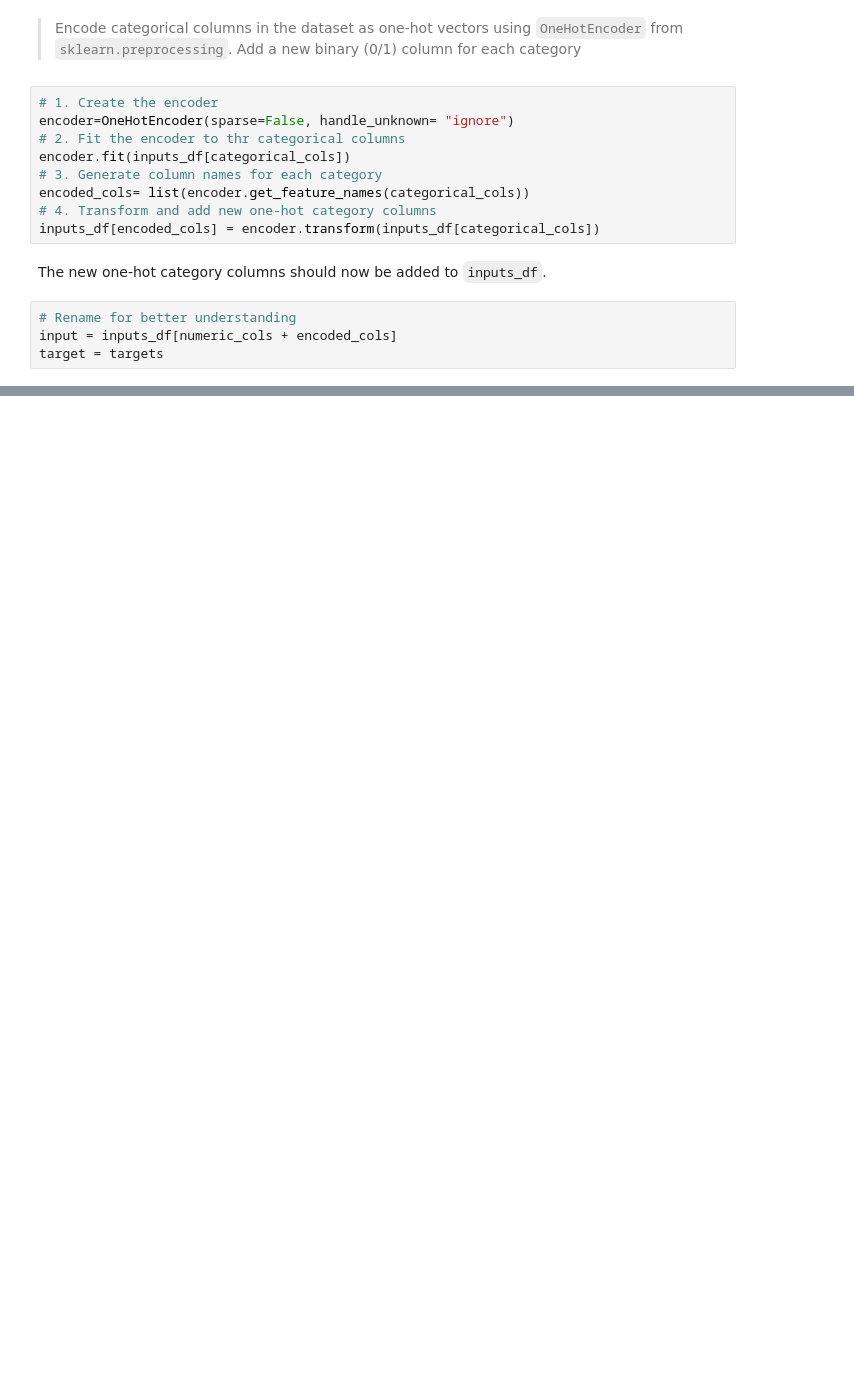
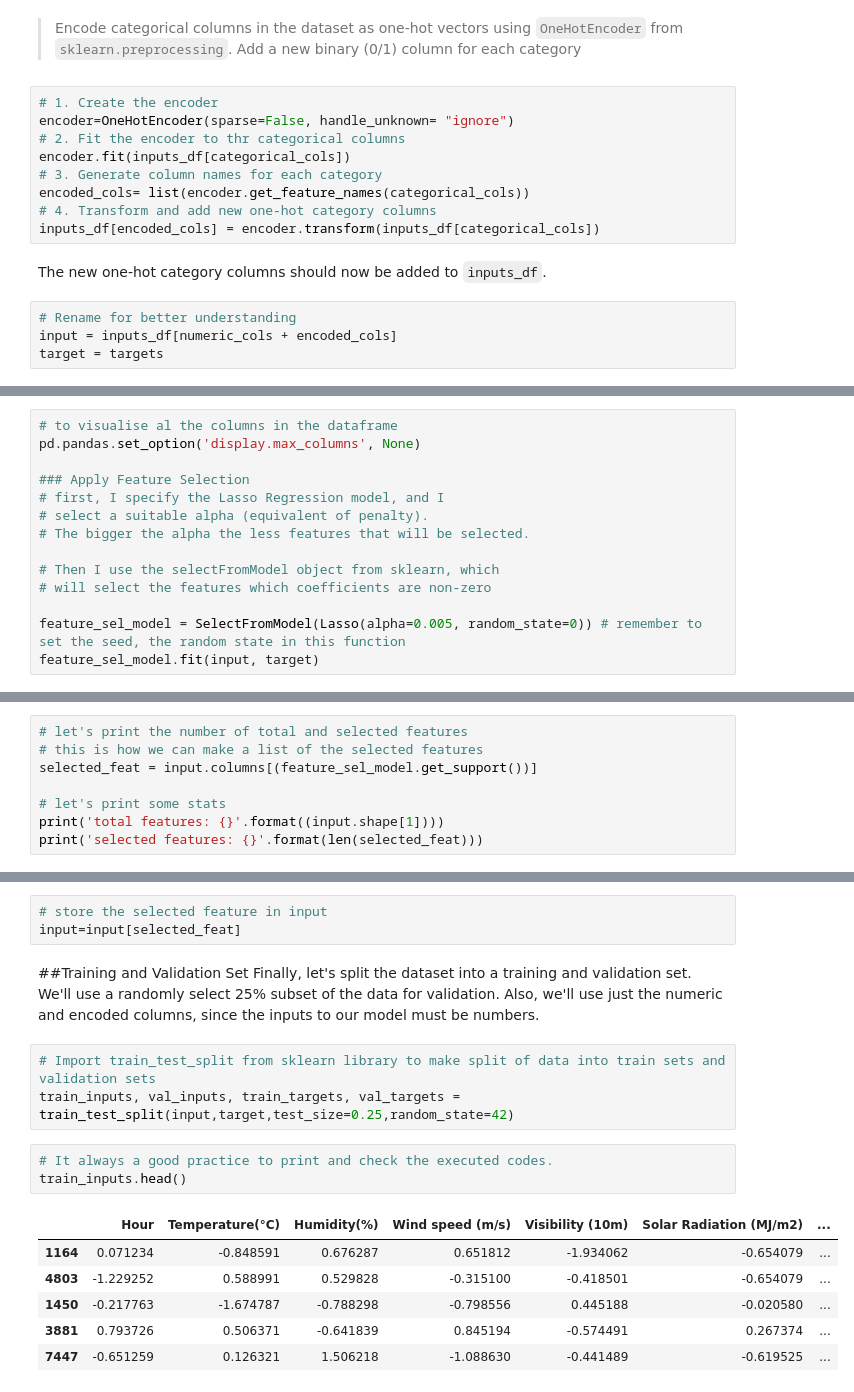
Before and after one commit to NitinYallapurkar/Bike_Sharing_Demand_Prediction, a Jupyter notebook: Bike_Sharing_Demand_Prediction.ipynb, the cells around one changed output, grey strips where cells are left out. Drawn from its saved outputs; the diff is of its cells as text; blank space fills up the shorter version.

Commit message:
Training and Validation Set

```diff
--- a/Bike_Sharing_Demand_Prediction.ipynb
+++ b/Bike_Sharing_Demand_Prediction.ipynb
@@ -715,0 +718,14 @@ target = targets
+# %%
+# to visualise al the columns in the dataframe
+pd.pandas.set_option('display.max_columns', None)
+
+### Apply Feature Selection
+# first, I specify the Lasso Regression model, and I
+# select a suitable alpha (equivalent of penalty).
+# The bigger the alpha the less features that will be selected.
+
+# Then I use the selectFromModel object from sklearn, which
+# will select the features which coefficients are non-zero
+
+feature_sel_model = SelectFromModel(Lasso(alpha=0.005, random_state=0)) # remember to set the seed, the random state in this function
+feature_sel_model.fit(input, target)
@@ -715,0 +739,8 @@ target = targets
+# %%
+# let's print the number of total and selected features
+# this is how we can make a list of the selected features
+selected_feat = input.columns[(feature_sel_model.get_support())]
+
+# let's print some stats
+print('total features: {}'.format((input.shape[1])))
+print('selected features: {}'.format(len(selected_feat)))
@@ -715,0 +759,19 @@ target = targets
+# %%
+# store the selected feature in input
+input=input[selected_feat]
+# %% [markdown]
+##Training and Validation Set
+Finally, let's split the dataset into a training and validation set. We'll use a randomly select 25% subset of the data for validation. Also, we'll use just the numeric and encoded columns, since the inputs to our model must be numbers.
+# %%
+# Import train_test_split from sklearn library to make split of data into train sets and validation sets
+train_inputs, val_inputs, train_targets, val_targets = train_test_split(input,target,test_size=0.25,random_state=42)
+# %%
+# It always a good practice to print and check the executed codes.
+train_inputs.head()
+# %% [output]
+|  | Hour | Temperature(°C) | Humidity(%) | Wind speed (m/s) | Visibility (10m) | Solar Radiation (MJ/m2) | ... |
+| 1164 | 0.071234 | -0.848591 | 0.676287 | 0.651812 | -1.934062 | -0.654079 | ... |
+| 4803 | -1.229252 | 0.588991 | 0.529828 | -0.315100 | -0.418501 | -0.654079 | ... |
+| 1450 | -0.217763 | -1.674787 | -0.788298 | -0.798556 | 0.445188 | -0.020580 | ... |
+| 3881 | 0.793726 | 0.506371 | -0.641839 | 0.845194 | -0.574491 | 0.267374 | ... |
+| 7447 | -0.651259 | 0.126321 | 1.506218 | -1.088630 | -0.441489 | -0.619525 | ... |
```
Also changed, not shown: parts of 8 cells of this notebook.
